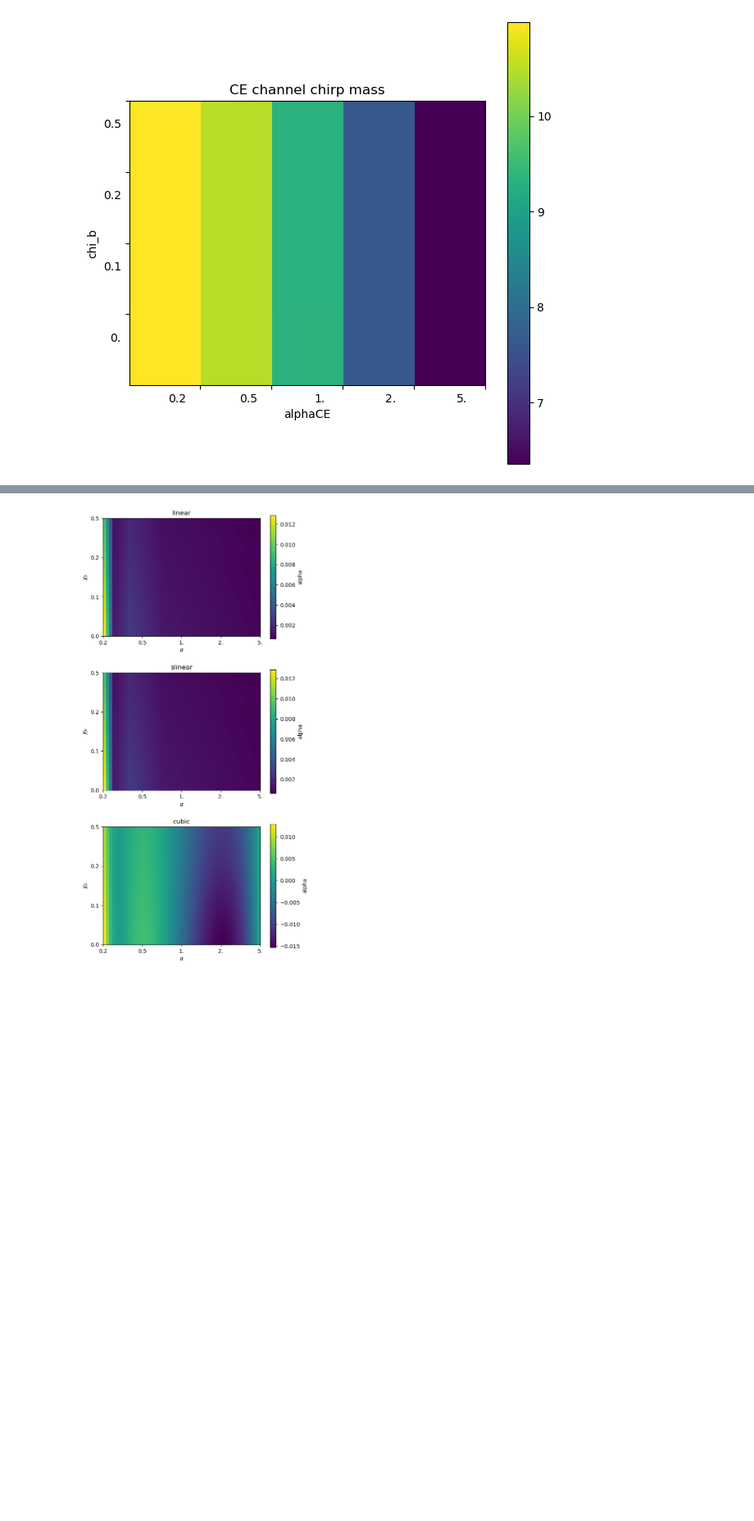
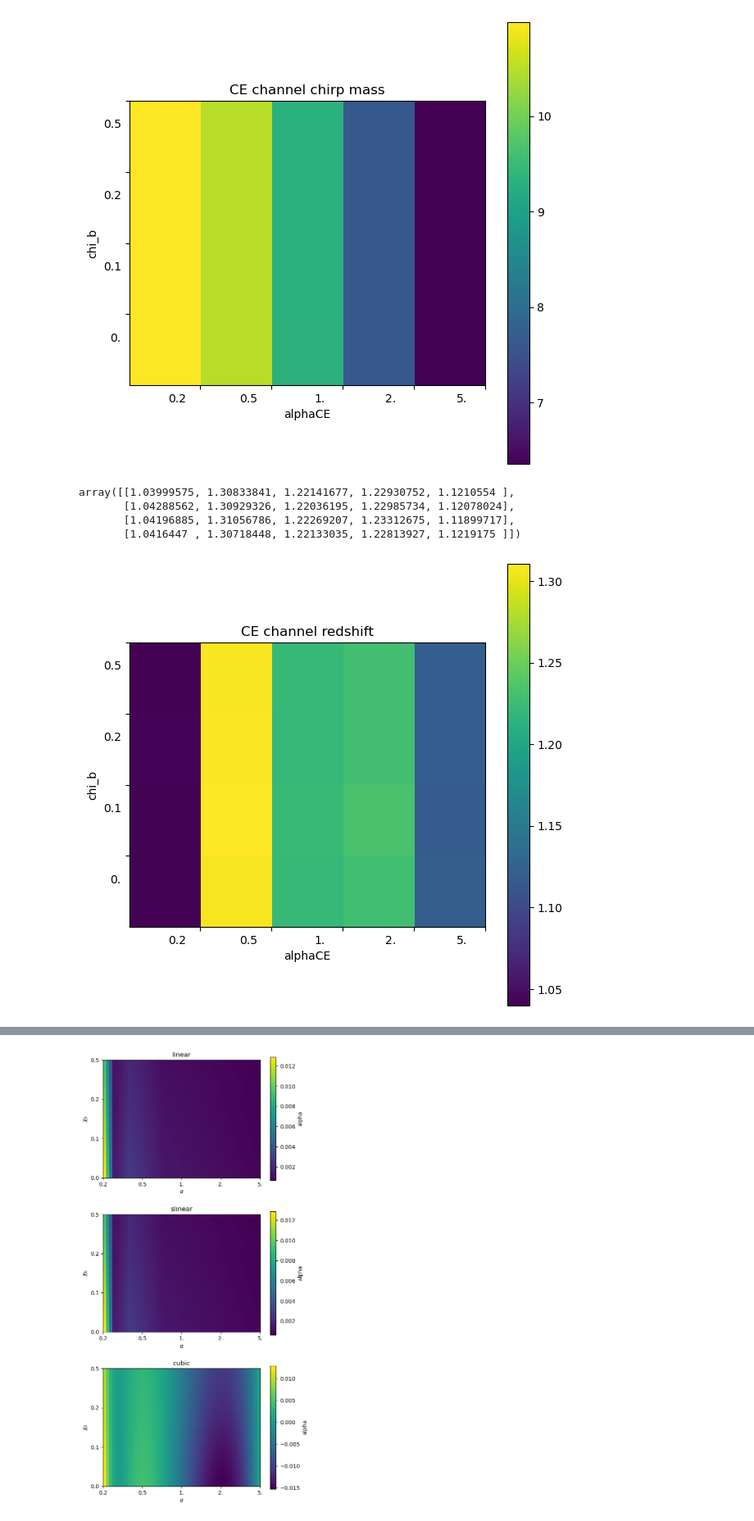
Before and after one commit to scolloms/AMAZE_model_selection, a Jupyter notebook: alpha_sensitivity_interp.ipynb, the cells around one changed output, grey strips where cells are left out. Shown at 82% size. Saved outputs shown, nothing was run; the diff lists cells and outputs as text; code cells hidden in the pictures; blank space fills up the shorter version.

Commit message:
plotting redshift compared to alpha

```diff
--- a/alpha_sensitivity_interp.ipynb
+++ b/alpha_sensitivity_interp.ipynb
@@ -26,6 +26,7 @@ sensitivity ='midhighlatelow_network'
 alpha = np.zeros((4,5))
 mass = np.zeros((4,5))
 mass_power = np.zeros((4,5))
+redshift = np.zeros((4,5))
 chi_b=['0.','0.1','0.2','0.5']
 
 for chib_id in range(4):
@@ -35,6 +36,7 @@ for chib_id in range(4):
         alpha[chib_id,alphaCE_id] = np.sum(mock_samp['pdet_'+sensitivity]) / len(mock_samp)
         mass_power[chib_id,alphaCE_id] = np.mean(samples['mchirp']**(5/6))
         mass[chib_id,alphaCE_id] = np.mean(samples['mchirp'])
+        redshift[chib_id,alphaCE_id] = np.mean(samples['z'])
 # %%
 #plot CE channel
 fig,ax=plt.subplots(1,1)
@@ -85,3 +87,35 @@ for label in ax.xaxis.get_ticklabels():
     label.set_transform(label.get_transform() + offsetx)
 # %% [output]
 [figure]
+# %%
+redshift
+# %% [output]
+array([[1.03999575, 1.30833841, 1.22141677, 1.22930752, 1.1210554 ],
+       [1.04288562, 1.30929326, 1.22036195, 1.22985734, 1.12078024],
+       [1.04196885, 1.31056786, 1.22269207, 1.23312675, 1.11899717],
+       [1.0416447 , 1.30718448, 1.22133035, 1.22813927, 1.1219175 ]])
+# %%
+#plot CE channel redshift
+fig,ax=plt.subplots(1,1)
+
+plt.rcParams["figure.figsize"] = (7,7)
+plt.imshow(redshift, extent=(0,5,0,4))
+plt.colorbar()
+plt.title('CE channel redshift')
+plt.xlabel('alphaCE')
+plt.ylabel('chi_b')
+
+ax.set_yticks([1,2,3,4])
+ax.set_yticklabels(chi_b)
+ax.set_xticks([1,2,3,4,5])
+ax.set_xticklabels(['0.2','0.5','1.','2.', '5.'])
+dx = 0/72.; dy = -20/72.
+offsety = matplotlib.transforms.ScaledTranslation(dx, dy, fig.dpi_scale_trans)
+for label in ax.yaxis.get_ticklabels():
+    label.set_transform(label.get_transform() + offsety)
+dxx = -20/72.; dyx = 0/72.
+offsetx = matplotlib.transforms.ScaledTranslation(dxx, dyx, fig.dpi_scale_trans)
+for label in ax.xaxis.get_ticklabels():
+    label.set_transform(label.get_transform() + offsetx)
+# %% [output]
+[figure, added]
```
Also changed, not shown: parts of 4 cells of this notebook.
